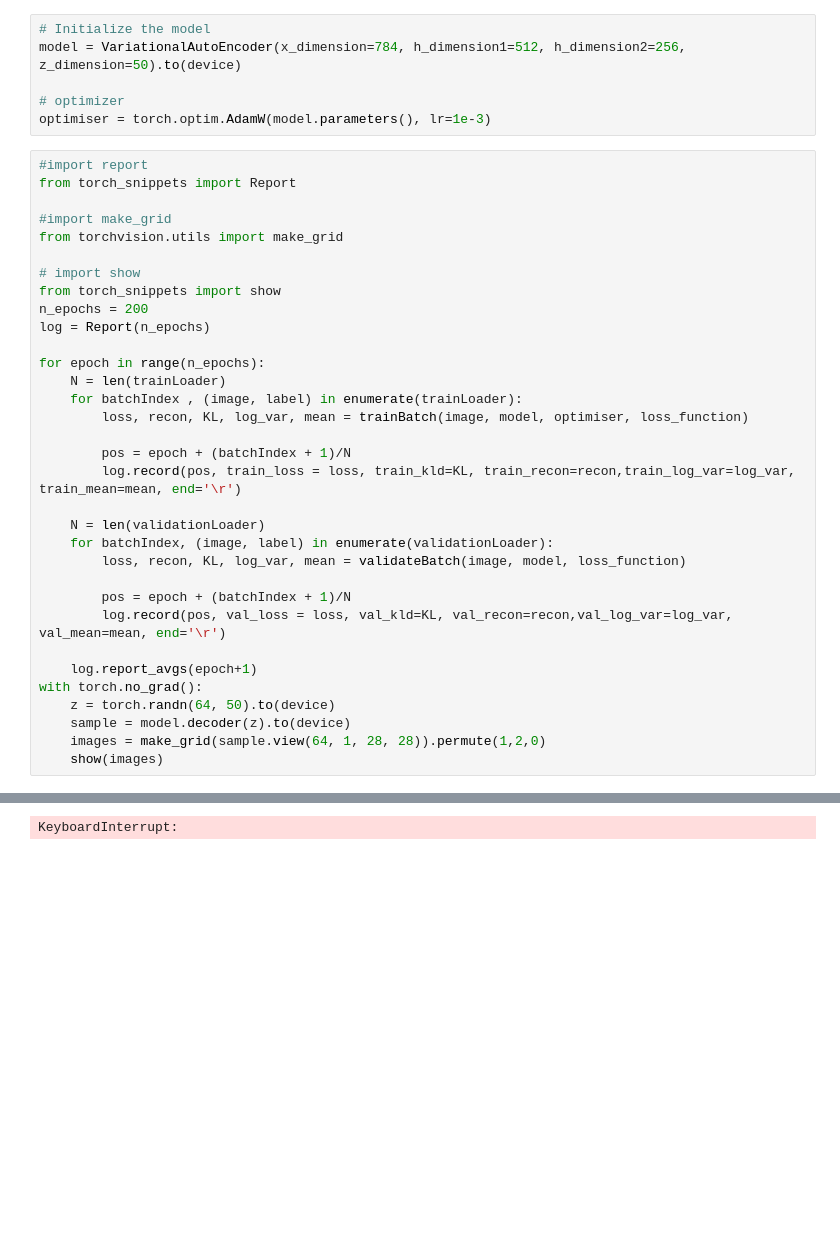
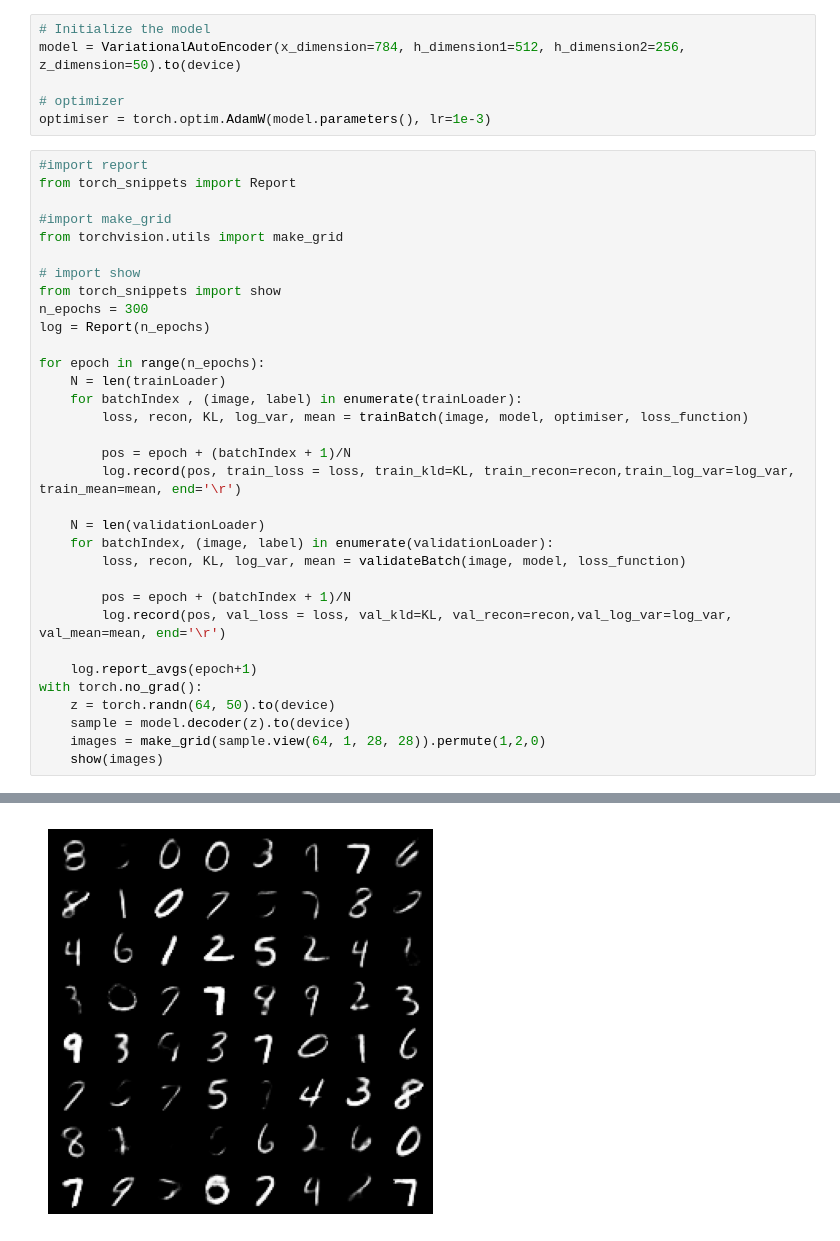
Before and after one commit to ayushraina2028/Term-Paper, a Jupyter notebook: Codes/VariationalAutoEncoder1.ipynb, the cells around one changed output, grey strips where cells are left out. Drawn from its saved outputs; the diff is of its cells as text; blank space fills up the shorter version.

```diff
--- a/Codes/VariationalAutoEncoder1.ipynb
+++ b/Codes/VariationalAutoEncoder1.ipynb
@@ -117,7 +117,7 @@ from torchvision.utils import make_grid
 
 # import show
 from torch_snippets import show
-n_epochs = 200
+n_epochs = 300
 log = Report(n_epochs)
 
 for epoch in range(n_epochs):
@@ -162,4 +162,4 @@ EPOCH: 76.213  train_loss: 88604.023  train_kld: 1319.000  train_recon: 87285.02
-KeyboardInterrupt:
+[figure, added]
 # %%
 with torch.no_grad():
     z = torch.randn(64, 50).to(device)
```
Also changed, not shown: parts of 3 cells of this notebook, 3 other files.
